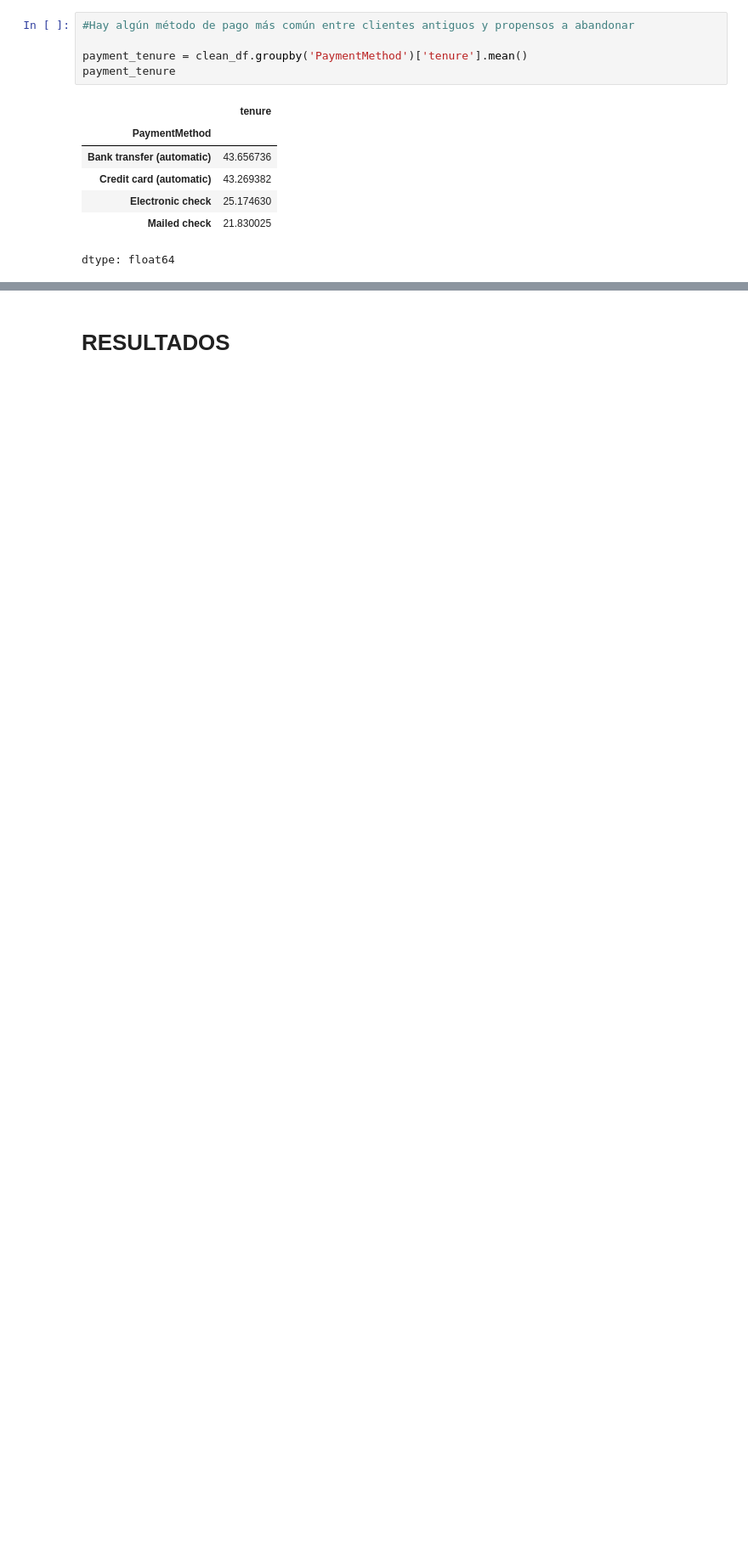
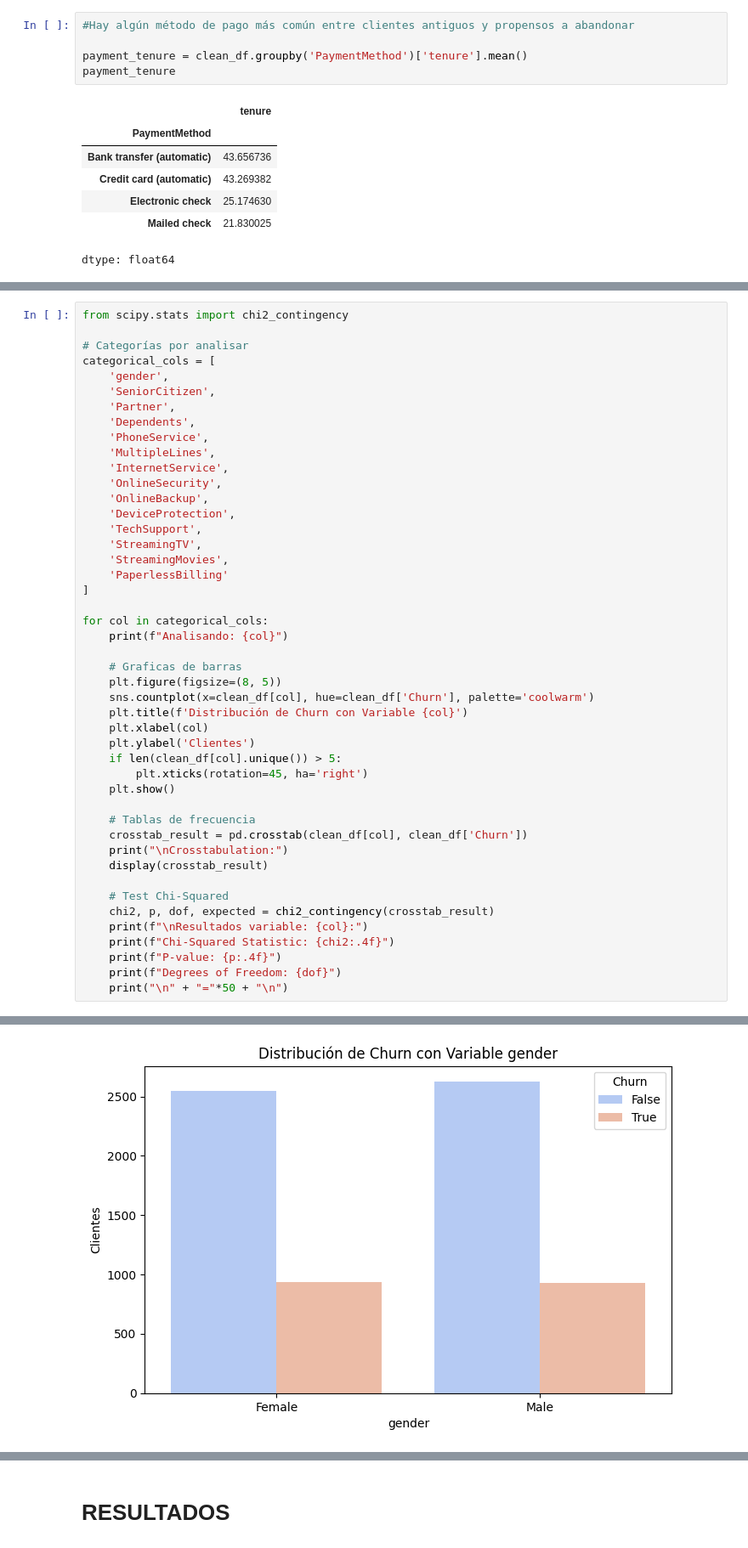
Before and after one commit to mauloredo/Challenge_Telecom_X, a Jupyter notebook: Challenge_Telecom_X.ipynb, the cells around one changed output, grey strips where cells are left out. Shown at 85% size. Drawn from its saved outputs; the diff is of its cells as text; blank space fills up the shorter version.

```diff
--- a/Challenge_Telecom_X.ipynb
+++ b/Challenge_Telecom_X.ipynb
@@ -1304,0 +1311,47 @@ dtype: float64
+# %%
+from scipy.stats import chi2_contingency
+
+# Categorías por analisar
+categorical_cols = [
+    'gender',
+    'SeniorCitizen',
+    'Partner',
+    'Dependents',
+    'PhoneService',
+    'MultipleLines',
+    'InternetService',
+    'OnlineSecurity',
+    'OnlineBackup',
+    'DeviceProtection',
+    'TechSupport',
+    'StreamingTV',
+    'StreamingMovies',
+    'PaperlessBilling'
+]
+
+for col in categorical_cols:
+    print(f"Analisando: {col}")
+
+    # Graficas de barras
+    plt.figure(figsize=(8, 5))
+    sns.countplot(x=clean_df[col], hue=clean_df['Churn'], palette='coolwarm')
+    plt.title(f'Distribución de Churn con Variable {col}')
+    plt.xlabel(col)
+    plt.ylabel('Clientes')
+    if len(clean_df[col].unique()) > 5:
+        plt.xticks(rotation=45, ha='right')
+    plt.show()
+
+    # Tablas de frecuencia
+    crosstab_result = pd.crosstab(clean_df[col], clean_df['Churn'])
+    print("\nCrosstabulation:")
+    display(crosstab_result)
+
+    # Test Chi-Squared
+    chi2, p, dof, expected = chi2_contingency(crosstab_result)
+    print(f"\nResultados variable: {col}:")
+    print(f"Chi-Squared Statistic: {chi2:.4f}")
+    print(f"P-value: {p:.4f}")
+    print(f"Degrees of Freedom: {dof}")
+    print("\n" + "="*50 + "\n")
+# %% [output]
@@ -1304,0 +1359 @@ dtype: float64
+[figure, added]
```
Also changed, not shown: parts of 19 cells of this notebook.
